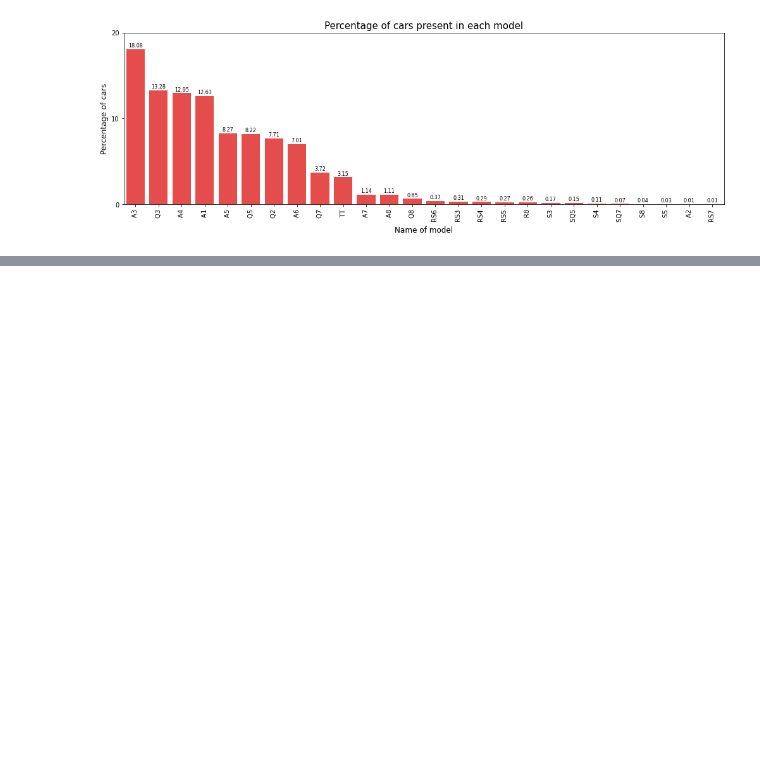
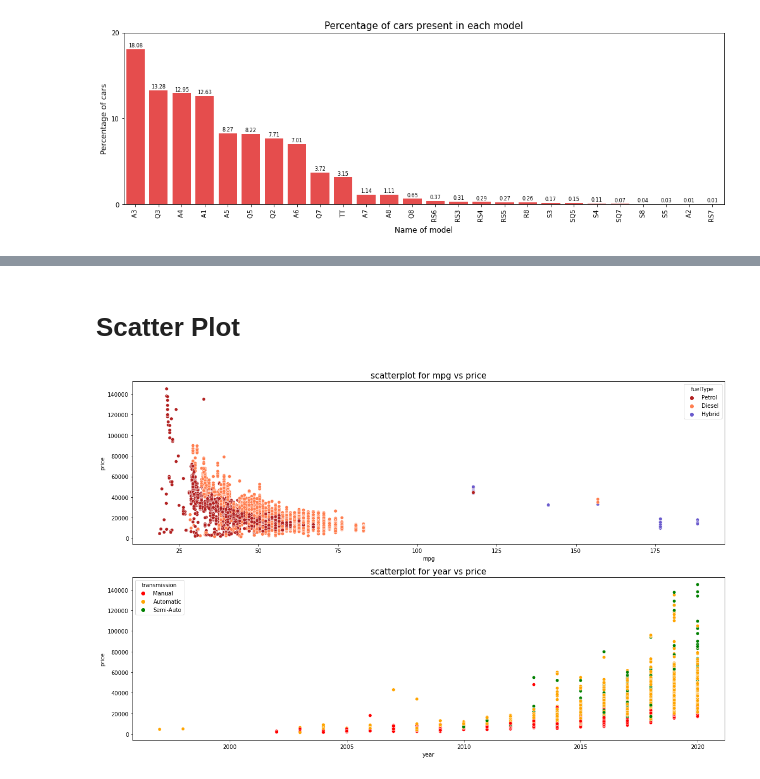
Before and after one commit to FarhatGani/Audi_Used_Car_Analysis, a Jupyter notebook: audi_used_car_EDA.ipynb, the cells around one changed output, grey strips where cells are left out. Drawn from its saved outputs; the diff is of its cells as text; code cells hidden in the pictures; blank space fills up the shorter version.

```diff
--- a/audi_used_car_EDA.ipynb
+++ b/audi_used_car_EDA.ipynb
@@ -104,0 +126,18 @@ If there are too many pieces of data are used, the pie chart becomes less effect
+# %% [markdown]
+# Scatter Plot
+# %%
+plt.figure(figsize = (16, 10))
+
+plt.subplot(2,1,1)
+plt.title("scatterplot for mpg vs price", size=15)
+sns.scatterplot(x ="mpg", y = "price", data = df, hue = "fuelType", palette=['firebrick','coral','slateblue'])
+
+
+plt.subplot(2,1,2)
+plt.title("scatterplot for year vs price", size=15)
+sns.scatterplot(x ="year", y = "price", data = df, hue = "transmission", palette=['red','orange','green'])
+
+plt.tight_layout()
+plt.show()
+# %% [output]
+[figure, added]
```
Also changed, not shown: parts of 22 cells of this notebook.
